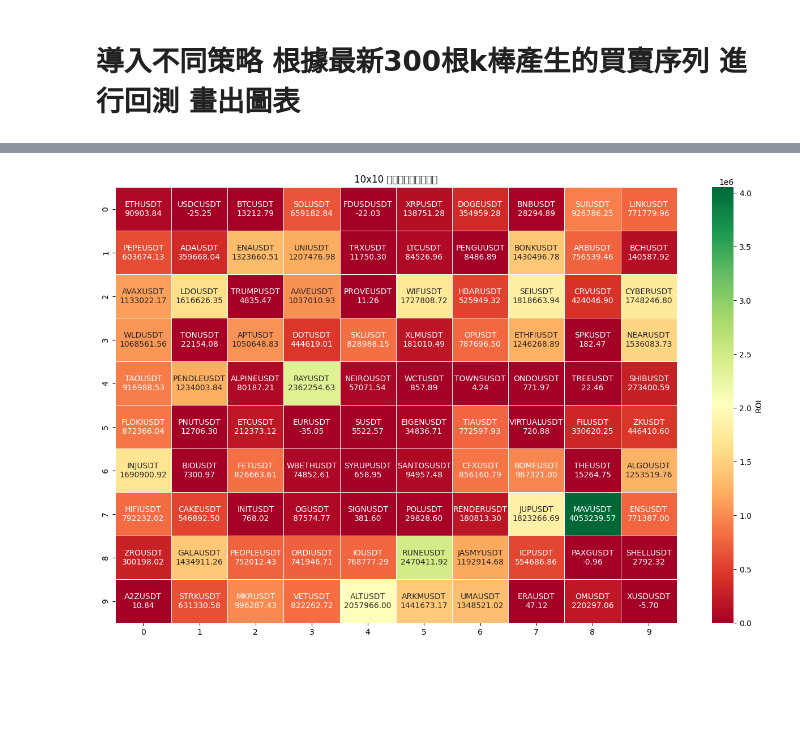
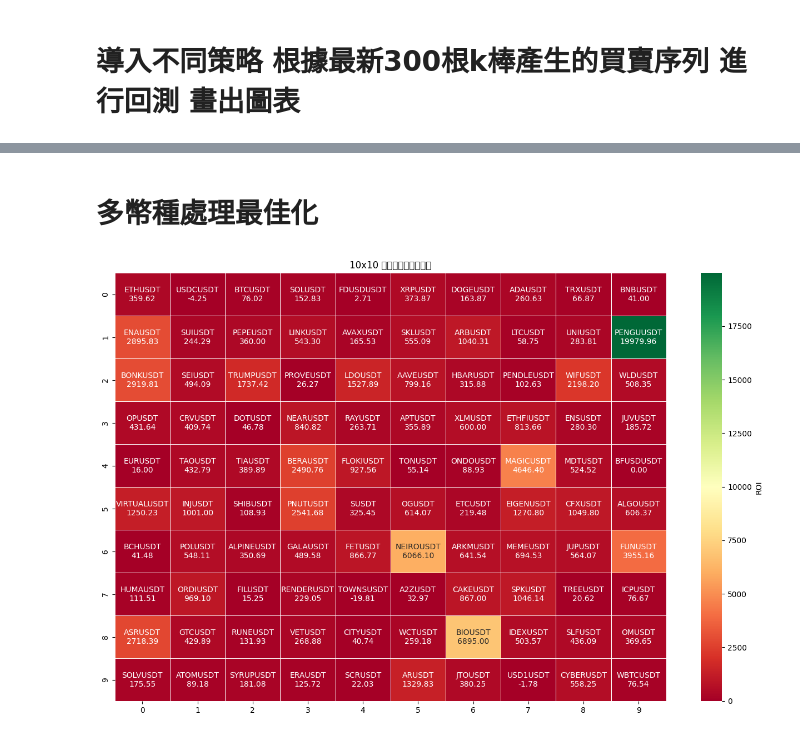
Before and after one commit to skywalker0803r/Vedanta, a Jupyter notebook: backtest_usage.ipynb, the cells around one changed output, grey strips where cells are left out. Cells and saved outputs as stored; diff of their text form; code cells hidden in the pictures; blank space fills up the shorter version.

```diff
--- a/backtest_usage.ipynb
+++ b/backtest_usage.ipynb
@@ -13,22 +13,23 @@ np.random.seed(42)  # ✅ 固定隨機性（可重現性）
 import random
 random.seed(42)
 
-df_signals = turtle_strategy.get_signals('ETHUSDT','4h',datetime.now(),300)
+df_signals = turtle_strategy.get_signals('ETHUSDT','4h',datetime.now(),6*30*6)
 
 result = backtest_signals(
     df_signals.copy(),
     initial_capital = 33, # 1000台幣
     fee_rate = 0.0005, # 合約手續費
-    leverage = 10, # 槓桿
+    leverage = 1, # 槓桿
     allow_short = True, # 是否做空
-    stop_loss = 0.001,       # 停損閾值，例如0.05代表5%
-    take_profit = 0.017,     # 停利閾值
-    capital_ratio = 0.1, # 每次使用的資金佔比
+    stop_loss = 0.05,       # 停損閾值，例如0.05代表5%
+    take_profit = 0.18,     # 停利閾值
+    capital_ratio = 1, # 每次使用的資金佔比
     max_hold_bars = 100000,# 最大持有K棒數
     delay_entry=False
     )
 display(pd.DataFrame(result['metric'],index=['metric']).T)
 plot_backtest_result(result)
-display(df_signals[['timestamp','signal','close','stop_loss']].tail(100).style.background_gradient())
+display(pd.DataFrame(result['trades_log']).tail(10).style.background_gradient())
+display(df_signals[['timestamp','signal','close','stop_loss']].tail(10).style.background_gradient())
 # %% [output]
 |  | metric |
@@ -83,3 +116,5 @@ Error:
+# %% [markdown]
+# 多幣種處理最佳化
 # %%
 import seaborn as sns
 import matplotlib.pyplot as plt
@@ -114,17 +149,17 @@ metrics = {}
 
 for symbol in tqdm(symbols):
     try:
-        df_signals = turtle_strategy.get_signals(symbol,'4h',datetime.now(),3000)
+        df_signals = turtle_strategy.get_signals(symbol,'4h',datetime.now(),6*30*6)
 
         result = backtest_signals(
             df_signals.copy(),
             initial_capital = 33, # 1000台幣
             fee_rate = 0.0005, # 合約手續費
-            leverage = 10, # 槓桿
+            leverage = 1, # 槓桿
             allow_short = True, # 是否做空
-            stop_loss = 0.001,       # 停損閾值，例如0.05代表5%
-            take_profit = 0.017,     # 停利閾值
-            capital_ratio = 0.1, # 每次使用的資金佔比
+            stop_loss = 0.05,       # 停損閾值，例如0.05代表5%
+            take_profit = 0.18,     # 停利閾值
+            capital_ratio = 1, # 每次使用的資金佔比
             max_hold_bars = 100000,# 最大持有K棒數
             delay_entry=False
             )
@@ -137,31 +172,31 @@ for symbol in tqdm(symbols):
         metrics[symbol] = None  # 可以標記為None來區分異常值
 
 # 轉換成 DataFrame 10x10
 symbols_list = list(metrics.keys())
 roi_list = list(metrics.values())
 
 import numpy as np
 
 df = pd.DataFrame({
     'Symbol': symbols_list,
     'ROI': roi_list
 })
 
 # 過濾掉 ROI 是 None 的幣種
 clean_df = df.dropna(subset=['ROI']).reset_index(drop=True)
 
 # 確保可以 reshape 成 10x10，先取前 100 筆有效資料
 clean_df = clean_df.head(100)
 
 # 建立 ROI 與標籤的矩陣
 roi_matrix = clean_df['ROI'].values.reshape(10, 10).astype(float)
 
 symbol_matrix = clean_df.apply(lambda row: f"{row['Symbol']}\n{row['ROI']}", axis=1).values.reshape(10, 10)
 
 # 畫熱力圖
 plt.figure(figsize=(16, 10))
 sns.heatmap(roi_matrix, annot=symbol_matrix, fmt='', cmap='RdYlGn', linewidths=0.5, cbar_kws={'label': 'ROI'})
 plt.title('10x10 幣種總報酬率熱力圖')
 plt.show()
 # %% [output]
-[figure, old version]
+[figure, new version]
```
Also changed, not shown: parts of 4 cells of this notebook.
